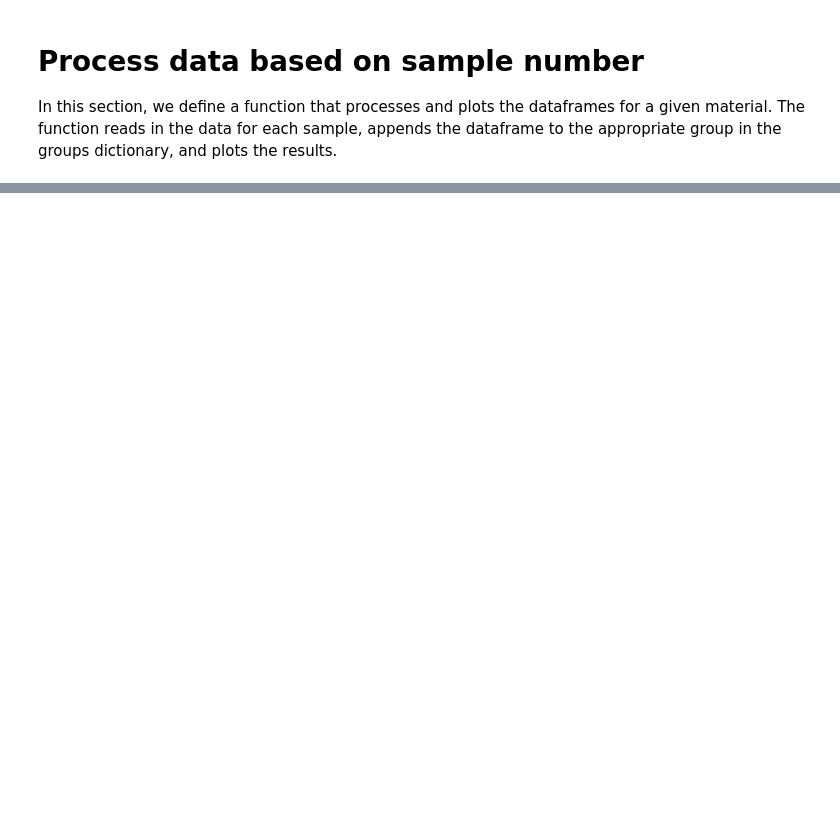
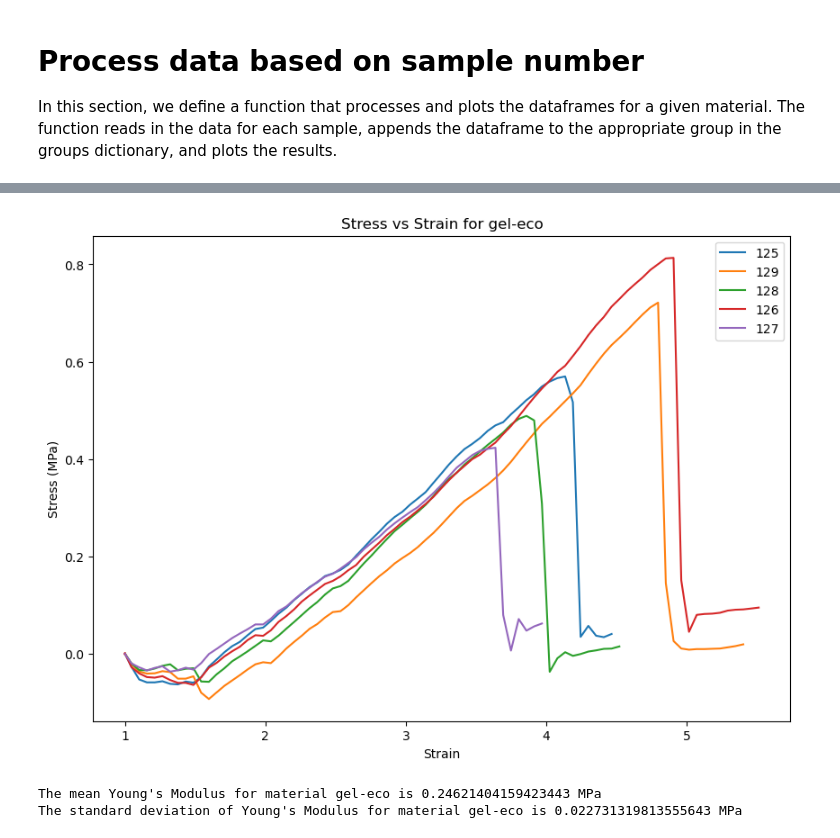
Before and after one commit to te5msride/materials_comparison, a Jupyter notebook: materials_comparison_fix.ipynb, the cells around one changed output, grey strips where cells are left out. Cells and saved outputs as stored; diff of their text form; code cells hidden in the pictures; blank space fills up the shorter version.

Commit message:
youngs

```diff
--- a/materials_comparison_fix.ipynb
+++ b/materials_comparison_fix.ipynb
@@ -60,6 +60,7 @@ lookup_table
 # %%
 import pandas as pd
 import numpy as np
+import os
 
 # Specify the parent directory and Excel file path
 parent_directory = os.path.expanduser("~/git_repo/materials_comparison/data")
@@ -92,7 +93,7 @@ for _, row in thickness_df.iterrows():
     # Check if the current row represents sample data
     elif isinstance(row[0], str) and not pd.isna(row[1]):
         # Extract the sample number and thickness
-        sample_number = int(row[0].split('-')[0].replace('Ecoflex', ''))
+        sample_number = row[0].split('-')[0].replace('Ecoflex', '').zfill(3)
         thickness = row[1]
 
         # Append the data to the current DataFrame
@@ -311,0 +230,67 @@ Plotting the curves for material: gel-eco, sample number: 127
+# %%
+import numpy as np  # For mean and standard deviation calculations
+
+def process_and_plot_dataframes(material, lookup_table, thickness_df):
+    # Filter the lookup table for the specific material
+    material_data = lookup_table[lookup_table['Material'] == material]
+
+    # Strip any potential leading/trailing spaces from the 'Sample' column in the thickness dataframe
+    thickness_df['Sample'] = thickness_df['Sample'].str.strip()
+
+    # Create figure objects for each plot
+    fig_force_displacement = plt.figure(figsize=(10, 7))
+    ax_force_displacement = fig_force_displacement.add_subplot(111)
+
+    youngs_modulus_list = []  # This will store Young's modulus for each sample
+
+    # Loop over the rows in the filtered lookup table
+    for _, row in material_data.iterrows():
+        sample_number = row['Sample_Number']
+        sample_number_str = str(sample_number).zfill(3)  # Create a string version with leading zeros
+        file_path = row['File_Path']
+
+        # Use sample_number_str for filtering
+        sample_thickness = thickness_df[(thickness_df['Material'] == material) &
+                                        (thickness_df['Sample'] == sample_number_str)]['Thickness'].values[0]
+
+        df = pd.read_csv(file_path)  # Read in the data
+        df.columns = df.columns.str.strip()  # Strip leading and trailing spaces from column names
+
+        df["Stress (MPa)"] = df["Force_N"] / (sample_thickness * sample_width)  # Calculate the stress
+        df["Strain"] = (sample_length + df["Displacement_mm"]) / sample_length  # Calculate the strain
+
+        #Calculate Young's Modulus and add to list
+        max_stress_index = df['Stress (MPa)'].idxmax()
+        max_stress = df['Stress (MPa)'].max()
+        strain_at_max_stress = df['Strain'][max_stress_index]
+        strain_at_50_percent_stress = strain_at_max_stress / 2
+        index_at_50_percent_stress = df['Strain'].sub(strain_at_50_percent_stress).abs().idxmin()
+        stress_at_50_percent_stress = df['Stress (MPa)'][index_at_50_percent_stress]
+        youngs_modulus = (max_stress - stress_at_50_percent_stress) / (strain_at_max_stress - strain_at_50_percent_stress)
+        youngs_modulus_list.append(youngs_modulus)
+
+        print(f"The Young's Modulus for sample number {sample_number} is {youngs_modulus} MPa")
+
+        # Print a description for the curve
+        print(f"Plotting the curves for material: {material}, sample number: {sample_number}")
+
+        # Stress vs Strain plot
+        ax_force_displacement.plot(df['Strain'].values, df['Stress (MPa)'].values, label=sample_number)
+
+    ax_force_displacement.set_xlabel('Strain')
+    ax_force_displacement.set_ylabel('Stress (MPa)')
+    ax_force_displacement.set_title(f'Stress vs Strain for {material}')
+    ax_force_displacement.legend()
+
+    # Show the plots
+    plt.show()
+
+    # Calculate mean and standard deviation of Young's modulus across all samples
+    youngs_modulus_mean = np.mean(youngs_modulus_list)
+    youngs_modulus_std = np.std(youngs_modulus_list)
+    print(f"The mean Young's Modulus for material {material} is {youngs_modulus_mean} MPa")
+    print(f"The standard deviation of Young's Modulus for material {material} is {youngs_modulus_std} MPa")
+
+# Call the function with specific material names and the lookup table
+process_and_plot_dataframes('gel-eco', lookup_table, thickness_df)
+# %% [output]
@@ -311,0 +307,3 @@ Plotting the curves for material: gel-eco, sample number: 127
+[figure, added]
+The mean Young's Modulus for material gel-eco is 0.24621404159423443 MPa
+The standard deviation of Young's Modulus for material gel-eco is 0.022731319813555643 MPa
```
Also changed, not shown: parts of 8 cells of this notebook.
